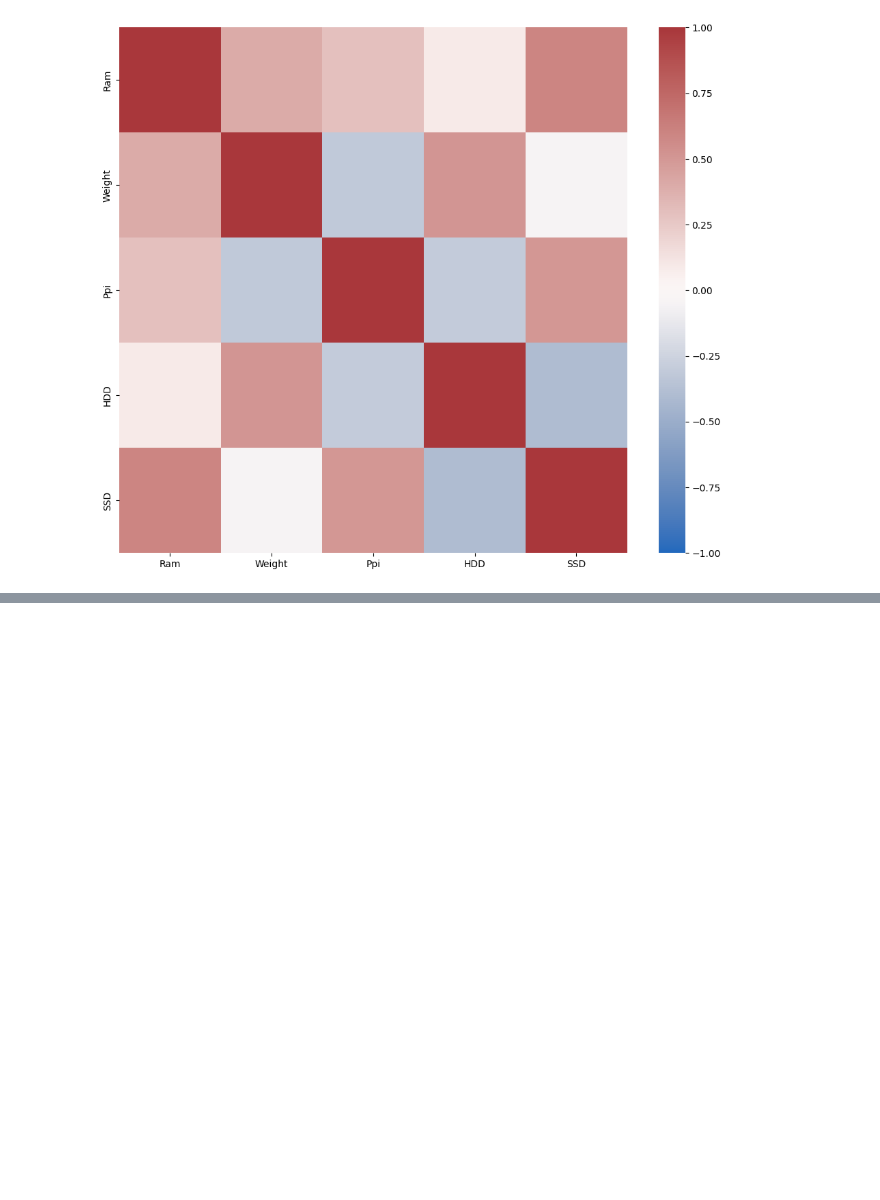
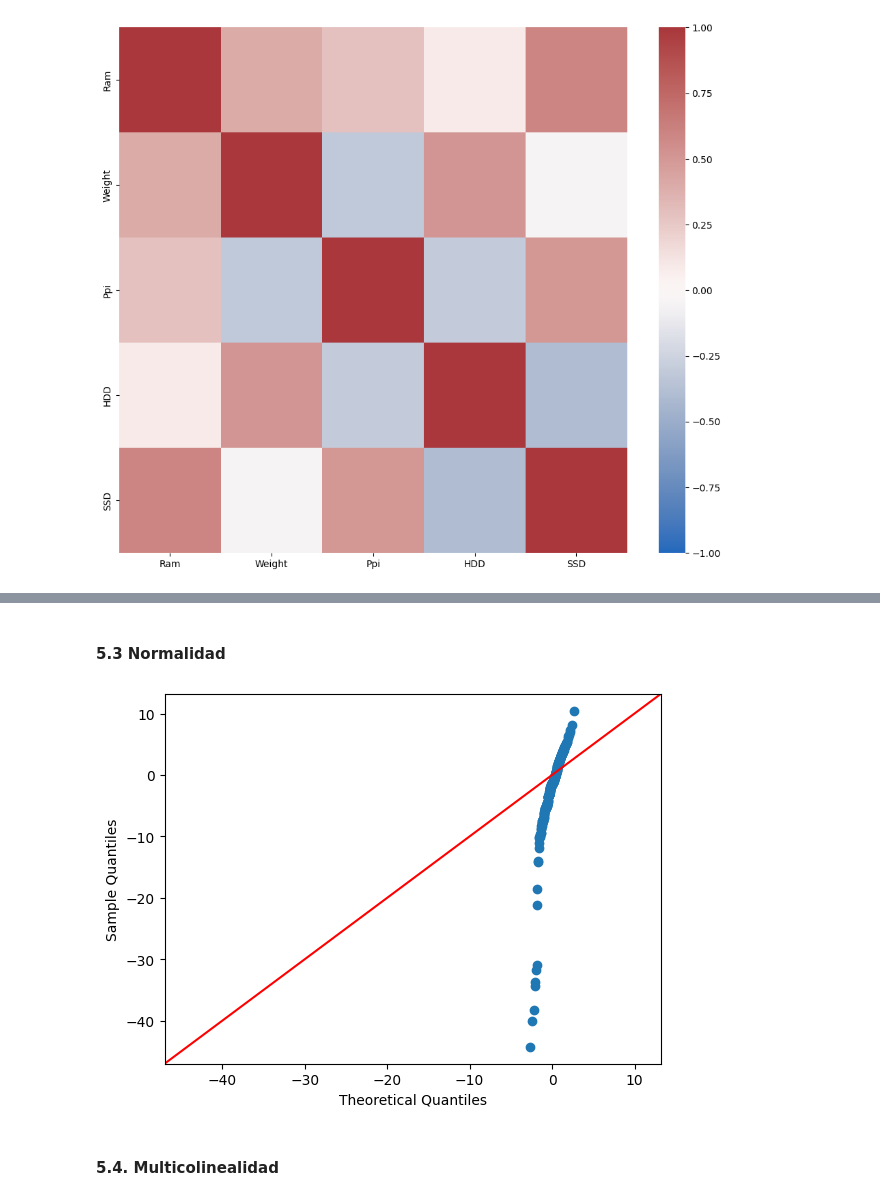
Before and after one commit to ddummann/BI-202302-1, a Jupyter notebook: Lab2/MainNotebook.ipynb, the cells around one changed output, grey strips where cells are left out. Saved outputs shown, nothing was run; the diff lists cells and outputs as text; code cells hidden in the pictures; blank space fills up the shorter version.

```diff
--- a/Lab2/MainNotebook.ipynb
+++ b/Lab2/MainNotebook.ipynb
@@ -946,0 +991,9 @@ df_laptops_train[featuresNumericas].corr()
+# %% [markdown]
+#### 5.3 Normalidad
+# %%
+sm.qqplot(residuals, line='45')
+plt.show()
+# %% [output]
+[figure, added]
+# %% [markdown]
+#### 5.4. Multicolinealidad
```
Also changed, not shown: parts of 28 cells of this notebook.
